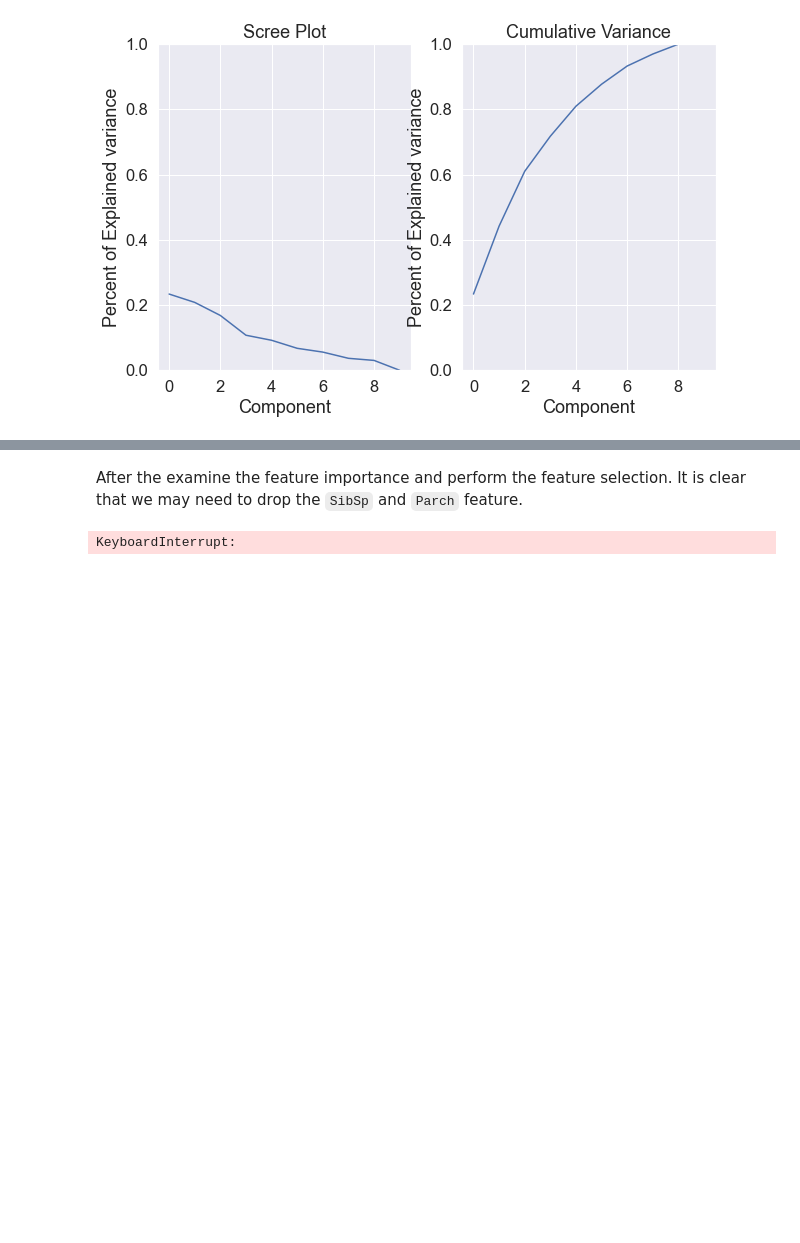
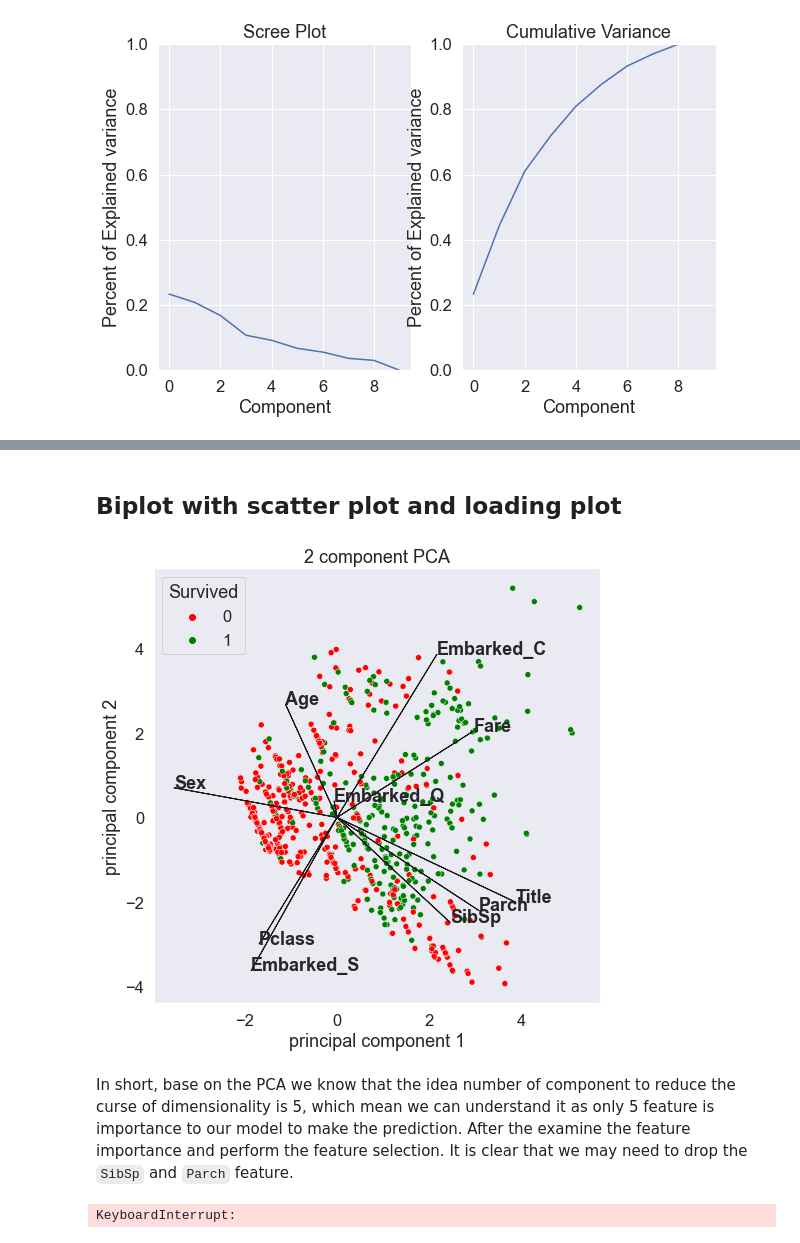
Before and after one commit to CertifaiAI/data-science-fundamentals, a Jupyter notebook: day_3/8S_End to End Example .ipynb, the cells around one changed output, grey strips where cells are left out. Saved outputs shown, nothing was run; the diff lists cells and outputs as text; code cells hidden in the pictures; blank space fills up the shorter version.

```diff
--- a/day_3/8S_End to End Example .ipynb
+++ b/day_3/8S_End to End Example .ipynb
@@ -1452,14 +1450,17 @@ pca_df
 # %%
-fig = plt.figure(figsize = (8,8))
-sns.set(font_scale = 1.5)
-sns.scatterplot(
-    x=pca_df['principal component 1'], y=pca_df['principal component 2'],
-    hue=pca_df['Survived'],
-    palette=sns.color_palette(['red','green']),
+def score_plot(pca_dataframe):
+    fig = plt.figure(figsize = (8,8))
+    sns.set(font_scale = 1.5)
+    sns.scatterplot(
+        x=pca_dataframe['principal component 1'], y=pca_dataframe['principal component 2'],
+        hue=pca_dataframe['Survived'],
+        palette=sns.color_palette(['red','green']),
 
-    data=pca_df['Survived'],
-    legend="full",
-)
-plt.grid()
-plt.title('2 component PCA')
+        data=pca_dataframe['Survived'],
+        legend="full",
+    )
+    plt.grid()
+    plt.title('2 component PCA')
+
+score_plot(pca_df)
 # %% [output]
@@ -1503,5 +1540,12 @@ Baoriginal data had 8 columns, but from the plot it appears that we keep around
+# %% [markdown]
+## Biplot with scatter plot and loading plot
+# %%
+score_plot(pca_df)
+loading_plot(pca,x_train_scale)
+# %% [output]
+[figure, added]
 # %% [markdown]
-After the examine the feature importance and perform the feature selection. It is clear that we may need to drop the `SibSp` and `Parch` feature.
+In short, base on the PCA we know that the idea number of component to reduce the curse of dimensionality is 5, which mean we can understand it as only 5 feature is importance to our model to make the prediction. After the examine the feature importance and perform the feature selection. It is clear that we may need to drop the `SibSp` and `Parch` feature.
 # %%
 feature_pipe = Pipeline(steps=[('DropSibSpParch', DropData(['SibSp','Parch']))])
 x_train_exp2 = feature_pipe.fit_transform(x_train_feature)
```
Also changed, not shown: parts of 12 cells of this notebook.
